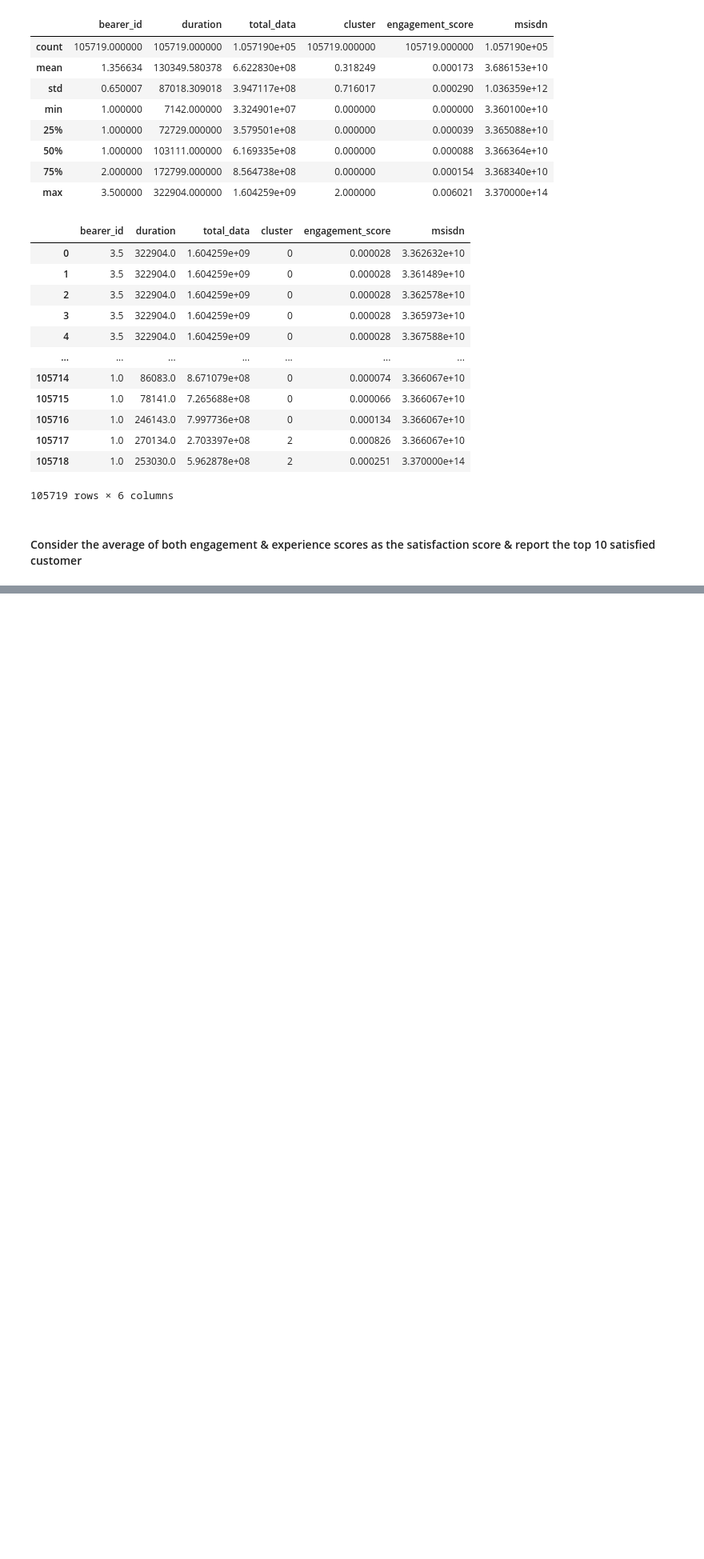
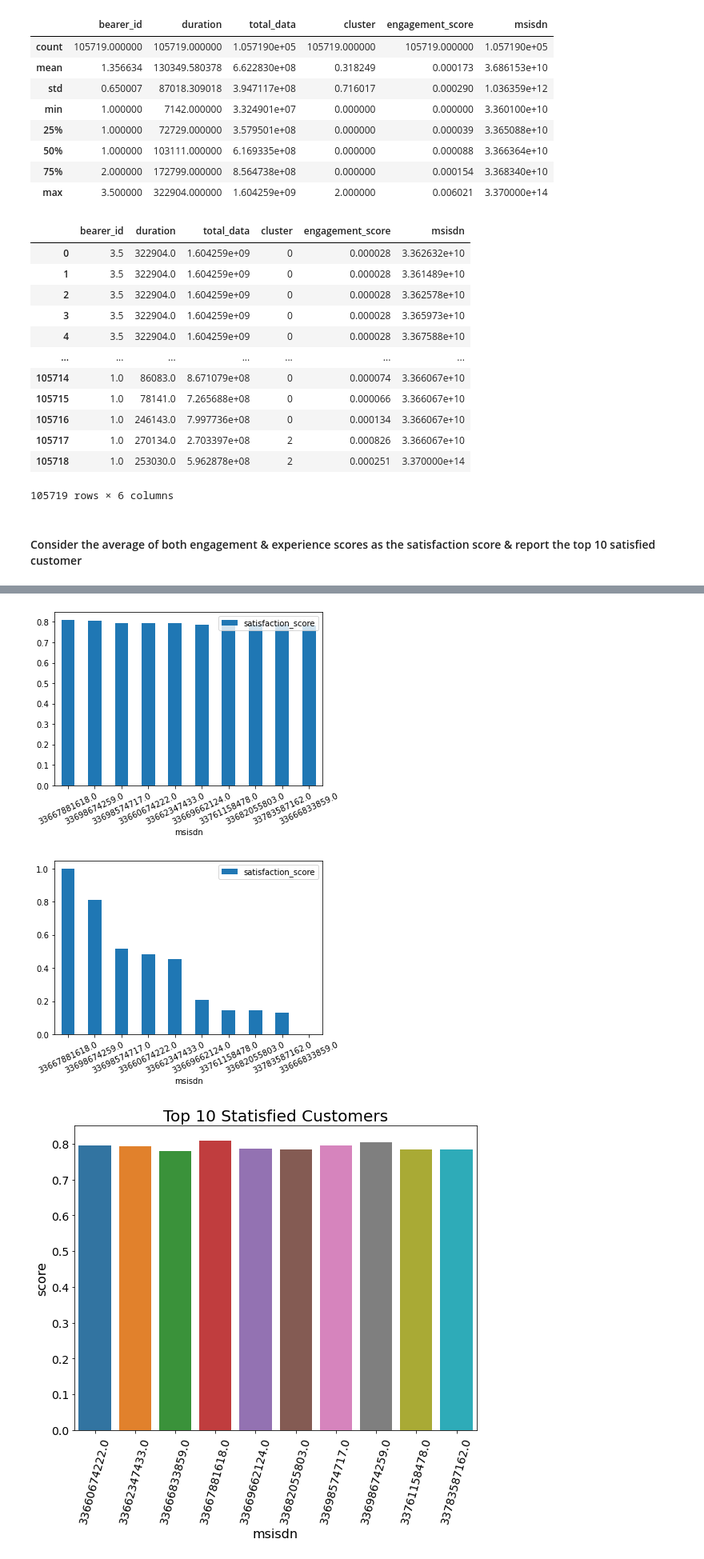
Before and after one commit to michaelgetachew-abebe/Telecom-User-Analytics, a Jupyter notebook: notebooks/user_satisfaction_analysis.ipynb, the cells around one changed output, grey strips where cells are left out. Shown at 80% size. Saved outputs shown, nothing was run; the diff lists cells and outputs as text; code cells hidden in the pictures; blank space fills up the shorter version.

```diff
--- a/notebooks/user_satisfaction_analysis.ipynb
+++ b/notebooks/user_satisfaction_analysis.ipynb
@@ -129,0 +123,17 @@ satisfaction_metrics
+# %%
+top_10_satisfied = score_df.sort_values(by=['satisfaction_score'], ascending=False).head(10)
+
+scaled_top_score = assistant.scaler(top_10_satisfied[['satisfaction_score']], ['satisfaction_score'])
+scaled_top_score['msisdn'] = top_10_satisfied['msisdn'].to_list()
+
+top_10_satisfied.plot(kind="bar", x='msisdn', y='satisfaction_score', rot=25)
+
+scaled_top_score.plot(kind="bar", x='msisdn', y='satisfaction_score', rot=25)
+
+plotter.plot_bar(top_10_satisfied, 'msisdn', 'satisfaction_score', 'Top 10 Statisfied Customers', 'msisdn', 'score')
+
+# scaled_top_score
+# %% [output]
+[figure, added]
+[figure, added]
+[figure, added]
```
Also changed, not shown: parts of 19 cells of this notebook.
